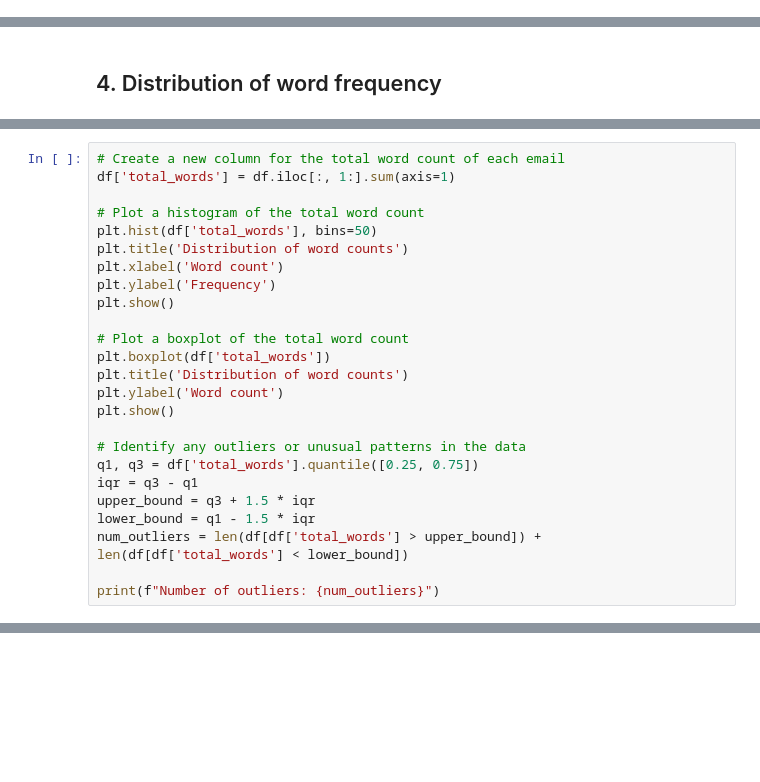
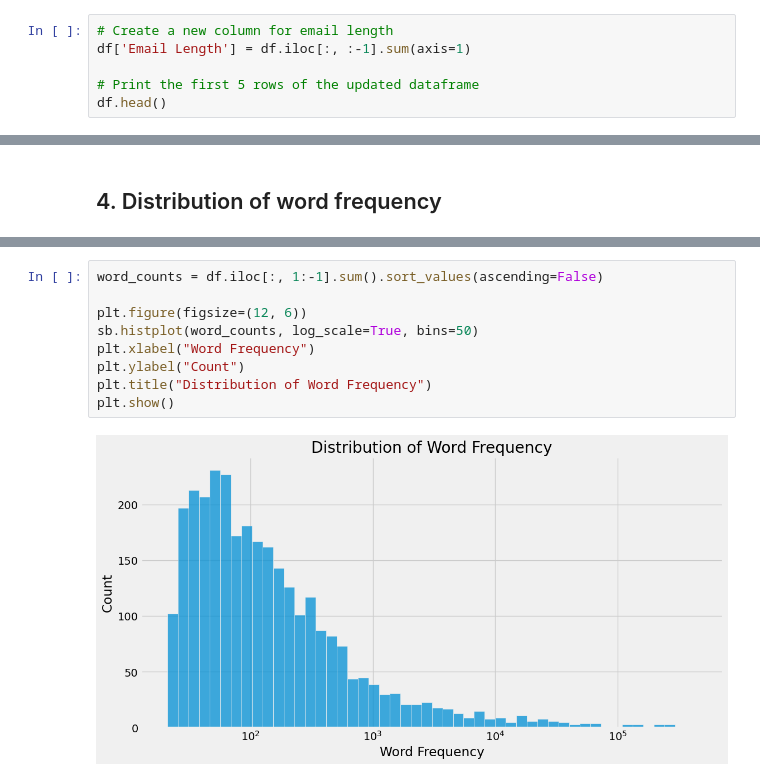
Before and after one commit to khanhlin003/Spam-Detection, a Jupyter notebook: data_visualisation.ipynb, the cells around one changed output, grey strips where cells are left out. Drawn from its saved outputs; the diff is of its cells as text; blank space fills up the shorter version.

```diff
--- a/data_visualisation.ipynb
+++ b/data_visualisation.ipynb
@@ -35,0 +16,6 @@ memory usage: 118.4 MB
+# %%
+# Create a new column for email length
+df['Email Length'] = df.iloc[:, :-1].sum(axis=1)
+
+# Print the first 5 rows of the updated dataframe
+df.head()
@@ -151,25 +119,0 @@ plt.show()
-# %%
-# Create a new column for the total word count of each email
-df['total_words'] = df.iloc[:, 1:].sum(axis=1)
-
-# Plot a histogram of the total word count
-plt.hist(df['total_words'], bins=50)
-plt.title('Distribution of word counts')
-plt.xlabel('Word count')
-plt.ylabel('Frequency')
-plt.show()
-
-# Plot a boxplot of the total word count
-plt.boxplot(df['total_words'])
-plt.title('Distribution of word counts')
-plt.ylabel('Word count')
-plt.show()
-
-# Identify any outliers or unusual patterns in the data
-q1, q3 = df['total_words'].quantile([0.25, 0.75])
-iqr = q3 - q1
-upper_bound = q3 + 1.5 * iqr
-lower_bound = q1 - 1.5 * iqr
-num_outliers = len(df[df['total_words'] > upper_bound]) + len(df[df['total_words'] < lower_bound])
-
-print(f"Number of outliers: {num_outliers}")
@@ -224,0 +120,11 @@ plt.show()
+# %%
+word_counts = df.iloc[:, 1:-1].sum().sort_values(ascending=False)
+
+plt.figure(figsize=(12, 6))
+sb.histplot(word_counts, log_scale=True, bins=50)
+plt.xlabel("Word Frequency")
+plt.ylabel("Count")
+plt.title("Distribution of Word Frequency")
+plt.show()
+# %% [output]
+[figure, added]
```
Also changed, not shown: parts of 13 cells of this notebook.
